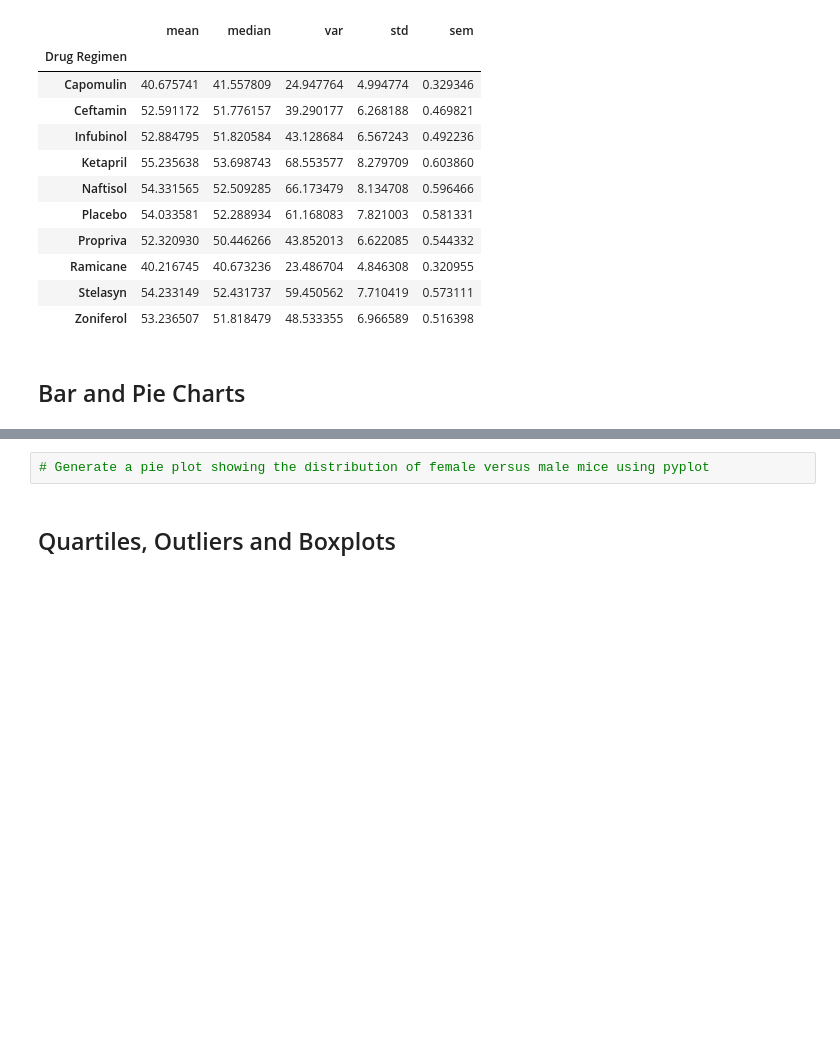
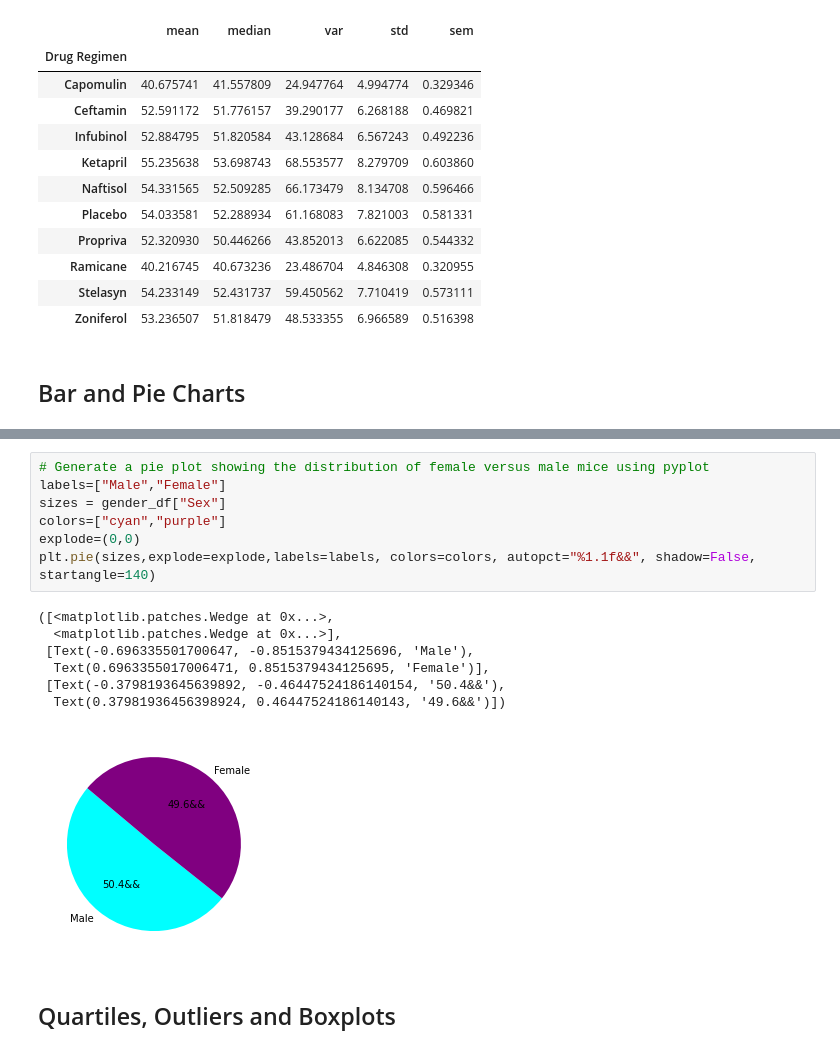
Before and after one commit to LaurenEGardner/Matplotlib-Project, a Jupyter notebook: Pymaceuticals/pymaceuticals_starter.ipynb, the cells around one changed output, grey strips where cells are left out. Saved outputs shown, nothing was run; the diff lists cells and outputs as text; blank space fills up the shorter version.

```diff
--- a/Pymaceuticals/pymaceuticals_starter.ipynb
+++ b/Pymaceuticals/pymaceuticals_starter.ipynb
@@ -135,5 +174,18 @@ regimen_df["Tumor Volume (mm3)"].agg(["mean","median","var","std","sem"])
 # %%
 # Generate a pie plot showing the distribution of female versus male mice using pyplot
+labels=["Male","Female"]
+sizes = gender_df["Sex"]
+colors=["cyan","purple"]
+explode=(0,0)
+plt.pie(sizes,explode=explode,labels=labels, colors=colors, autopct="%1.1f&&", shadow=False, startangle=140)
+# %% [output]
+([<matplotlib.patches.Wedge at 0x...>,
+  <matplotlib.patches.Wedge at 0x...>],
+ [Text(-0.696335501700647, -0.8515379434125696, 'Male'),
+  Text(0.6963355017006471, 0.8515379434125695, 'Female')],
+ [Text(-0.3798193645639892, -0.46447524186140154, '50.4&&'),
+  Text(0.37981936456398924, 0.46447524186140143, '49.6&&')])
+[figure, added]
 # %% [markdown]
 ## Quartiles, Outliers and Boxplots
 # %%
```
Also changed, not shown: parts of 3 cells of this notebook.
